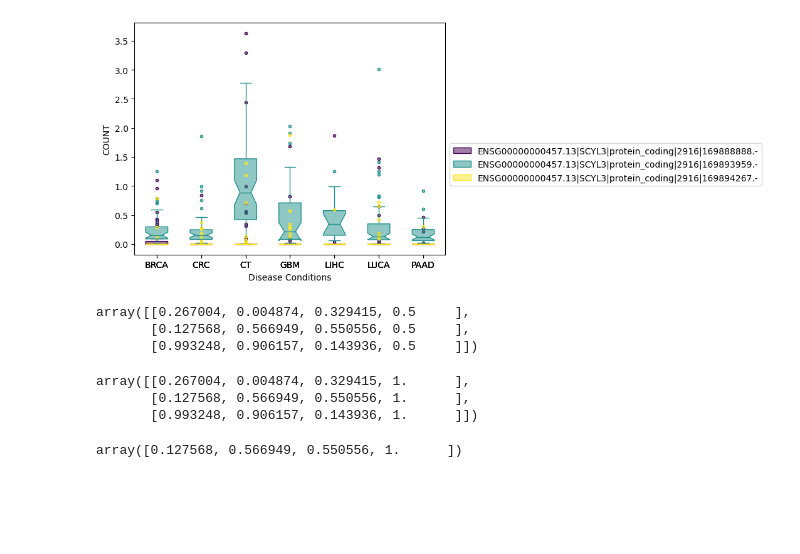
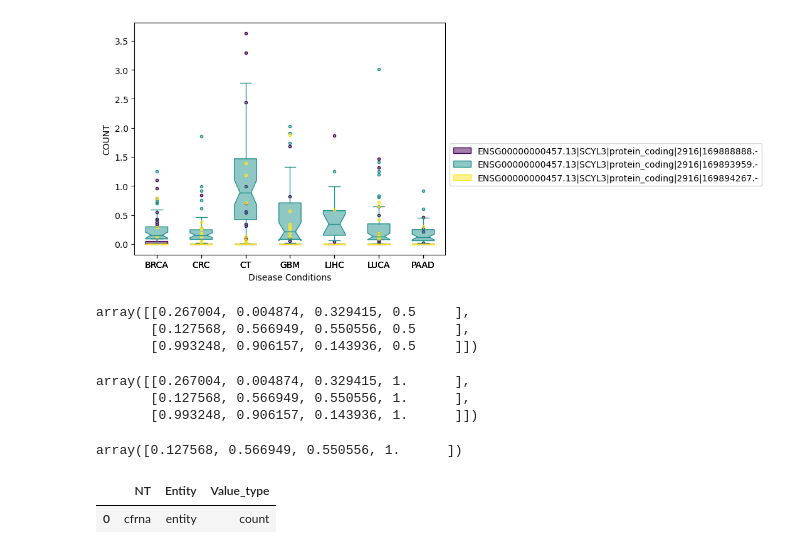
Before and after one commit to Wubeizhongxinghua/exOmics_searchpage_codes, a Jupyter notebook: test.ipynb, the cells around one changed output. Saved outputs shown, nothing was run; the diff lists cells and outputs as text; code cells hidden in the pictures; blank space fills up the shorter version.

Commit message:
New function: select_molecole_entity_value() for searching

```diff
--- a/test.ipynb
+++ b/test.ipynb
@@ -161,3 +158,38 @@ a[-1] = 1
 a
 # %% [output]
 array([0.127568, 0.566949, 0.550556, 1.      ])
+# %%
+#test projection
+sql_molecule_entity_value = f"""
+	SELECT DISTINCT ori.NT, ori.Entity, ori.Value_type
+	FROM (
+        SELECT SUBSTRING_INDEX(TABLE_NAME,'-',1) AS NT,
+			SUBSTRING_INDEX(SUBSTRING_INDEX(TABLE_NAME,'-',-6),'-',1) AS Omics,
+			SUBSTRING_INDEX(SUBSTRING_INDEX(TABLE_NAME,'-',-5),'-',1) AS Dataset,
+			SUBSTRING_INDEX(SUBSTRING_INDEX(TABLE_NAME,'-',-4),'-',1) AS Entity,
+			SUBSTRING_INDEX(SUBSTRING_INDEX(TABLE_NAME,'-',-3),'-',1) AS Disease_condition,
+			SUBSTRING_INDEX(SUBSTRING_INDEX(TABLE_NAME,'-',-2),'-',1) AS Specimen,
+			SUBSTRING_INDEX(TABLE_NAME,'-',-1) AS Value_type
+		FROM information_schema.`TABLES`
+		WHERE table_schema='exOmics'
+            AND (
+                TABLE_NAME LIKE '%gse%'
+				OR TABLE_NAME LIKE '%prjeb%'
+				OR TABLE_NAME LIKE '%prjna%'
+				OR TABLE_NAME LIKE '%gse%'
+				OR TABLE_NAME LIKE '%srp%'
+				OR TABLE_NAME LIKE '%pxd%'
+            )
+            AND TABLE_NAME NOT LIKE '%gsea%'
+        )ori
+	WHERE Dataset LIKE '%{dataset}%'
+		AND Omics LIKE '%{feature}%'
+        AND Specimen LIKE '%{specimen}%'
+        AND Disease_condition NOT LIKE '%mean%'
+"""
+
+tables = pd.read_sql_query(sql_molecule_entity_value,conn)
+tables
+# %% [output]
+|  | NT | Entity | Value_type |
+| 0 | cfrna | entity | count |
```
Also changed, not shown: parts of 4 cells of this notebook, 2 other files.
